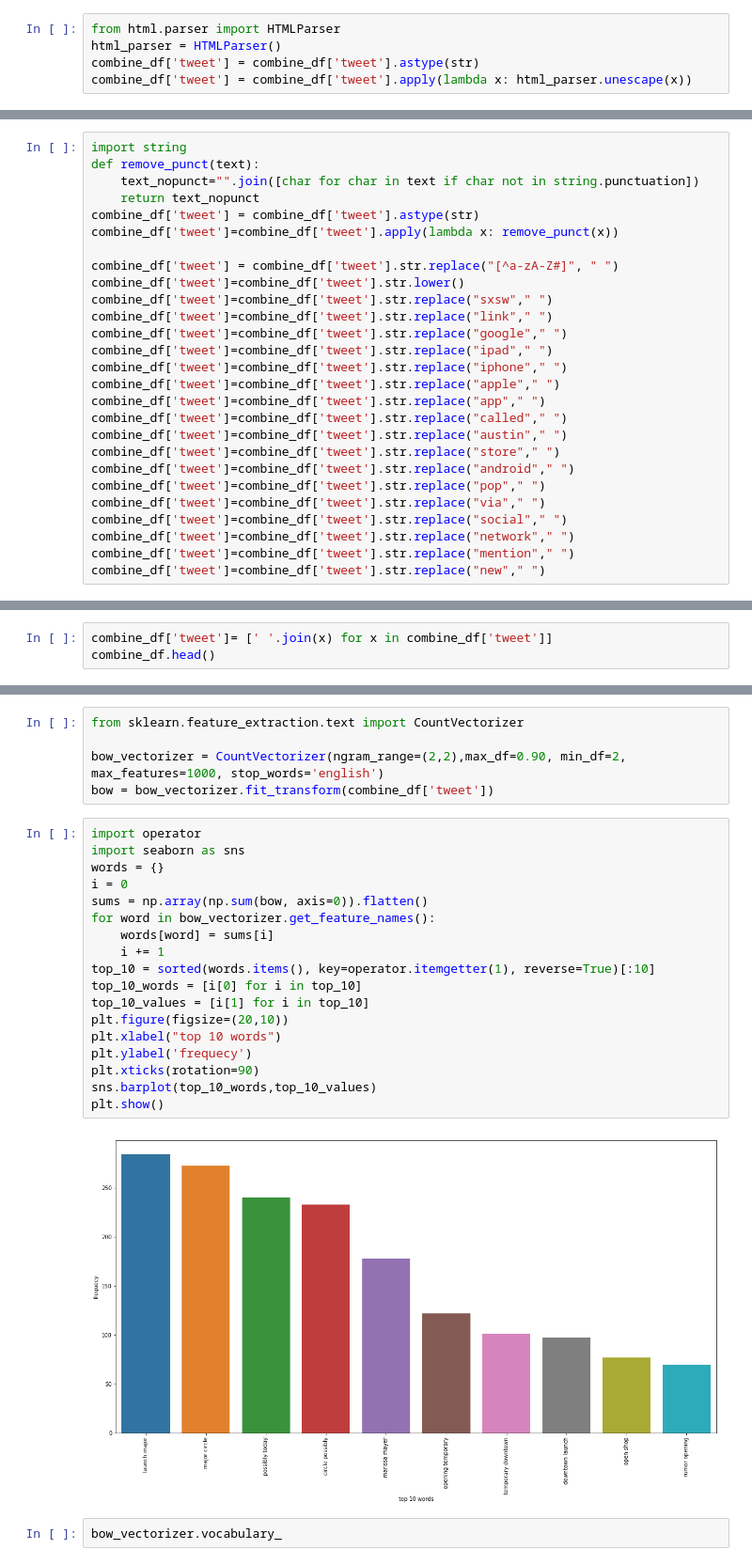
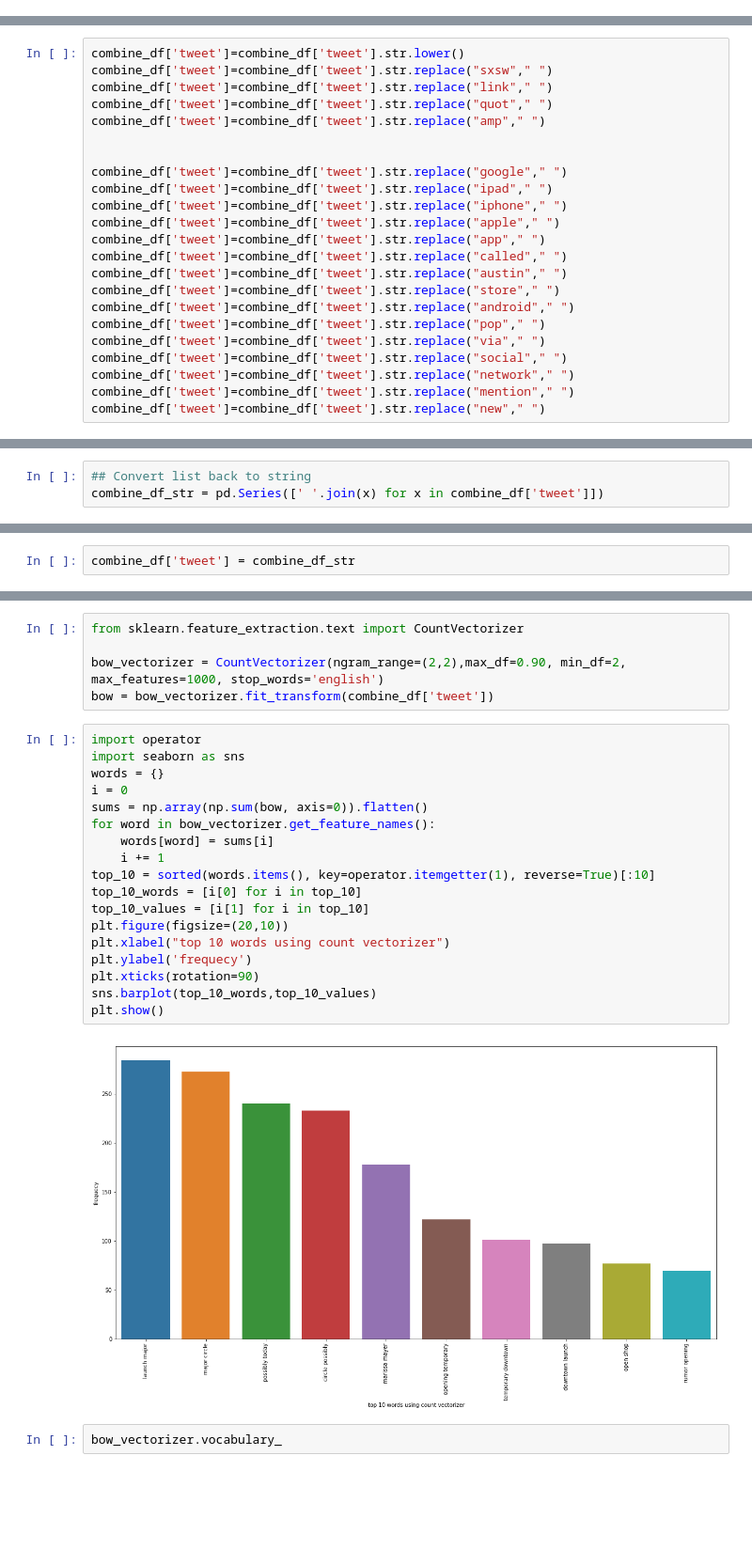
Before and after one commit to Shamika14/Sentiment_Analysis_Hackathon_GreyAtom, a Jupyter notebook: Twitter Sentiment Analysis.ipynb, the cells around one changed output, grey strips where cells are left out. Shown at 94% size. Saved outputs shown, nothing was run; the diff lists cells and outputs as text; blank space fills up the shorter version.

```diff
--- a/Twitter Sentiment Analysis.ipynb
+++ b/Twitter Sentiment Analysis.ipynb
@@ -68,5 +75,0 @@ combine_df['tweet'] = combine_df['tweet'].apply(lambda x : convert_emoticons(str
-# %%
-from html.parser import HTMLParser
-html_parser = HTMLParser()
-combine_df['tweet'] = combine_df['tweet'].astype(str)
-combine_df['tweet'] = combine_df['tweet'].apply(lambda x: html_parser.unescape(x))
@@ -100,15 +105,11 @@ combine_df.head()
 # %%
-import string
-def remove_punct(text):
-    text_nopunct="".join([char for char in text if char not in string.punctuation])
-    return text_nopunct
-combine_df['tweet'] = combine_df['tweet'].astype(str)
-combine_df['tweet']=combine_df['tweet'].apply(lambda x: remove_punct(x))
-
-combine_df['tweet'] = combine_df['tweet'].str.replace("[^a-zA-Z#]", " ")
 combine_df['tweet']=combine_df['tweet'].str.lower()
 combine_df['tweet']=combine_df['tweet'].str.replace("sxsw"," ")
 combine_df['tweet']=combine_df['tweet'].str.replace("link"," ")
+combine_df['tweet']=combine_df['tweet'].str.replace("quot"," ")
+combine_df['tweet']=combine_df['tweet'].str.replace("amp"," ")
+
+
 combine_df['tweet']=combine_df['tweet'].str.replace("google"," ")
 combine_df['tweet']=combine_df['tweet'].str.replace("ipad"," ")
 combine_df['tweet']=combine_df['tweet'].str.replace("iphone"," ")
@@ -177,3 +175,3 @@ combine_df.head(10)
 # %%
-combine_df['tweet']= [' '.join(x) for x in combine_df['tweet']]
-combine_df.head()
+## Convert list back to string
+combine_df_str = pd.Series([' '.join(x) for x in combine_df['tweet']])
@@ -186,0 +178,2 @@ combine_df.head()
+# %%
+combine_df['tweet'] = combine_df_str
@@ -253,23 +268,23 @@ bow = bow_vectorizer.fit_transform(combine_df['tweet'])
 # %%
 import operator
 import seaborn as sns
 words = {}
 i = 0
 sums = np.array(np.sum(bow, axis=0)).flatten()
 for word in bow_vectorizer.get_feature_names():
     words[word] = sums[i]
     i += 1
 top_10 = sorted(words.items(), key=operator.itemgetter(1), reverse=True)[:10]
 top_10_words = [i[0] for i in top_10]
 top_10_values = [i[1] for i in top_10]
 plt.figure(figsize=(20,10))
-plt.xlabel("top 10 words")
+plt.xlabel("top 10 words using count vectorizer")
 plt.ylabel('frequecy')
 plt.xticks(rotation=90)
 sns.barplot(top_10_words,top_10_values)
 plt.show()
 # %% [output]
-[figure, old version]
+[figure, new version]
 # %%
 bow_vectorizer.vocabulary_
 # %% [output]
```
Also changed, not shown: parts of 72 cells of this notebook.
